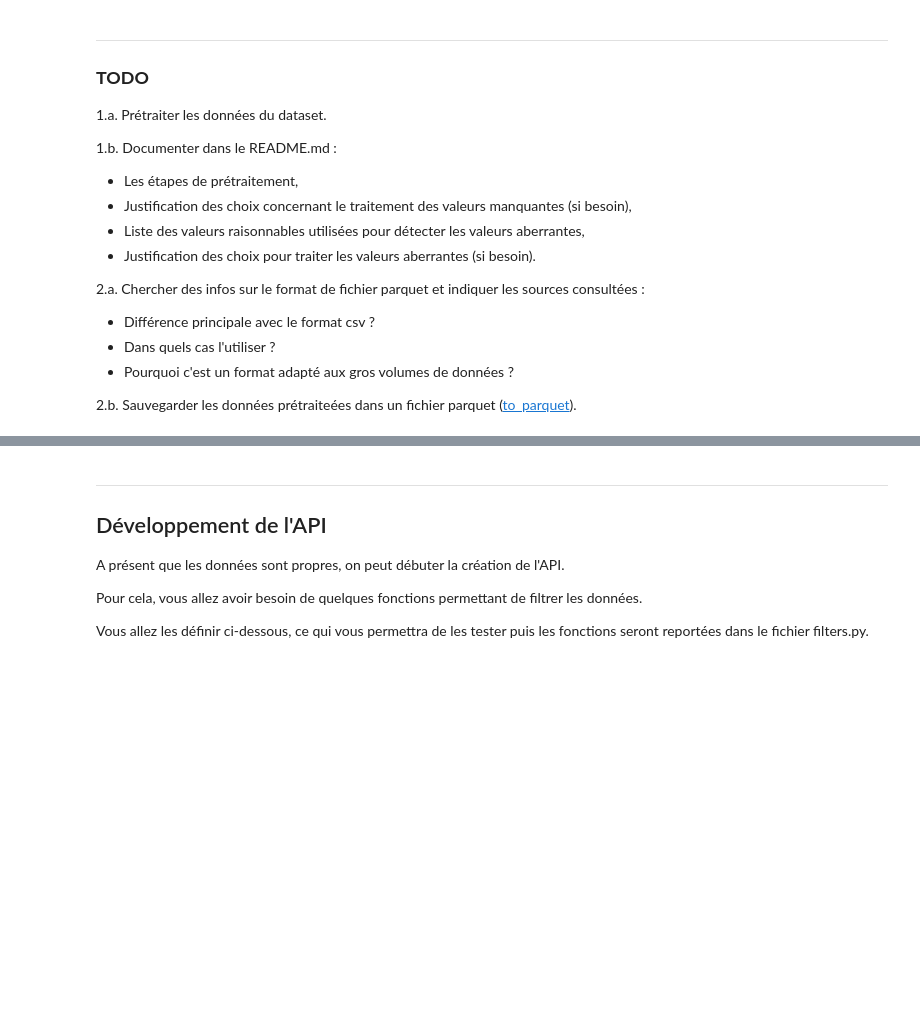
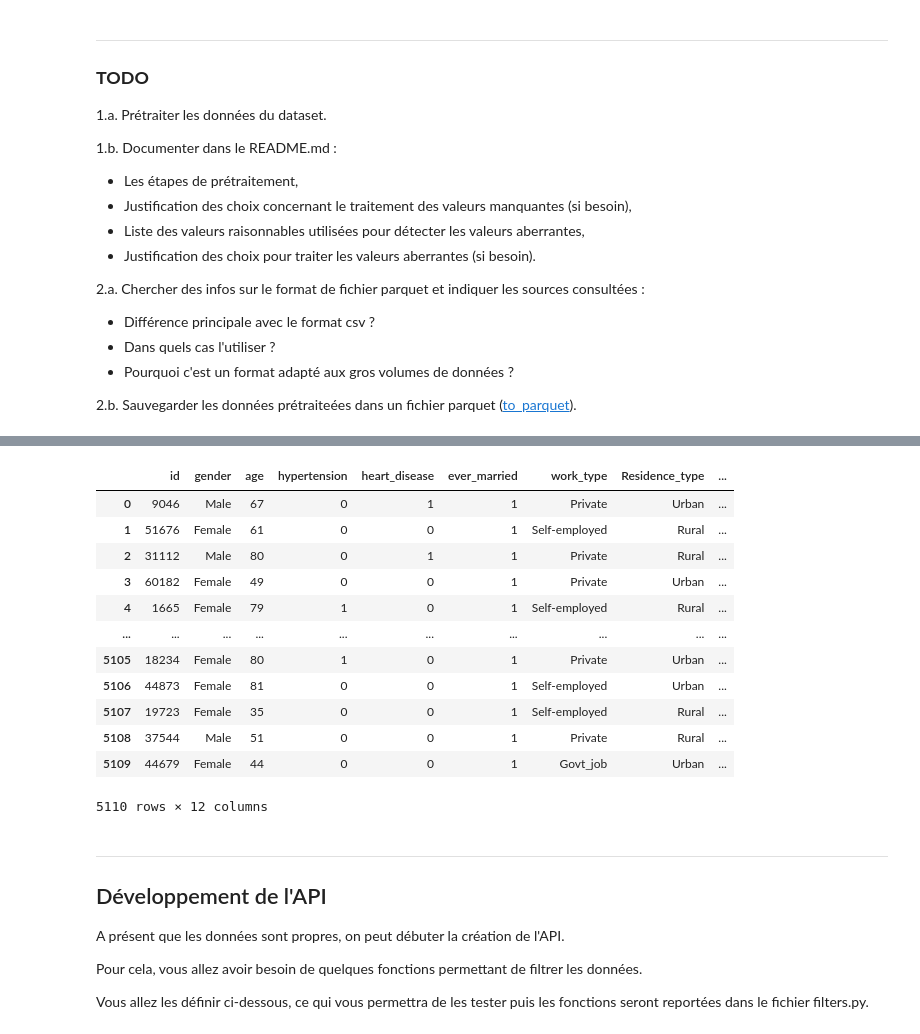
Before and after one commit to kirillsst/Stroke-Api, a Jupyter notebook: stroke_api/API_tuto.ipynb, the cells around one changed output, grey strips where cells are left out. Drawn from its saved outputs; the diff is of its cells as text; code cells hidden in the pictures; blank space fills up the shorter version.

```diff
--- a/stroke_api/API_tuto.ipynb
+++ b/stroke_api/API_tuto.ipynb
@@ -195,0 +173,33 @@ memory usage: 479.2+ KB
+# %%
+# Prétraitement de données
+df_health = pd.read_csv("/home/jewao/stroke-api/stroke_api/data/healthcare-dataset-stroke-data.csv")
+
+#j'ai remplis les valuers manquantes par mediane()
+df_health["bmi"].fillna(df_health["bmi"].median(), inplace=True)
+
+#j'ai transformé la colonne age en int64, j'affiche l'age >= 1
+df_health["age"] = df_health["age"].astype(int)
+def category(age):
+    if age < 1:
+        return 'nourisson'
+    elif age < 10:
+        return 'enfants'
+    elif age < 18:
+        return 'adolescents'
+    elif age < 60:
+        return 'adult'
+    else:
+        return 'senior'
+print(df_health['age'].apply(category))
+
+
+#encode in 1 0 format ["ever_married"]
+df_health["ever_married"] = df_health["ever_married"].map({'Yes': 1, 'No': 0})
+
+#pour tous ceux qui ont moins de 10 ans , je mets la valeur No dans la colonne ["smoking_status"]
+df_health.loc[(df_health["age"] < 10) & (df_health["smoking_status"] == "Unknown"), "smoking_status"] = "No"
+
+def parquet(df):
+    df.to_parquet(path="/home/jewao/stroke-api/fichier_parquet.parquet", index=True)
+    print("ok")
+parquet(df_health)
@@ -196,3 +226,19 @@ memory usage: 479.2+ KB
+# %%
+df_health
+# %% [output]
+|  | id | gender | age | hypertension | heart_disease | ever_married | work_type | Residence_type | ... |
+| 0 | 9046 | Male | 67 | 0 | 1 | 1 | Private | Urban | ... |
+| 1 | 51676 | Female | 61 | 0 | 0 | 1 | Self-employed | Rural | ... |
+| 2 | 31112 | Male | 80 | 0 | 1 | 1 | Private | Rural | ... |
+| 3 | 60182 | Female | 49 | 0 | 0 | 1 | Private | Urban | ... |
+| 4 | 1665 | Female | 79 | 1 | 0 | 1 | Self-employed | Rural | ... |
+| ... | ... | ... | ... | ... | ... | ... | ... | ... | ... |
+| 5105 | 18234 | Female | 80 | 1 | 0 | 1 | Private | Urban | ... |
+| 5106 | 44873 | Female | 81 | 0 | 0 | 1 | Self-employed | Urban | ... |
+| 5107 | 19723 | Female | 35 | 0 | 0 | 1 | Self-employed | Rural | ... |
+| 5108 | 37544 | Male | 51 | 0 | 0 | 1 | Private | Rural | ... |
+| 5109 | 44679 | Female | 44 | 0 | 0 | 1 | Govt_job | Urban | ... |
+5110 rows × 12 columns
 # %% [markdown]
 -----
 ## Développement de l'API
```
Also changed, not shown: parts of 4 cells of this notebook, 3 other files.
